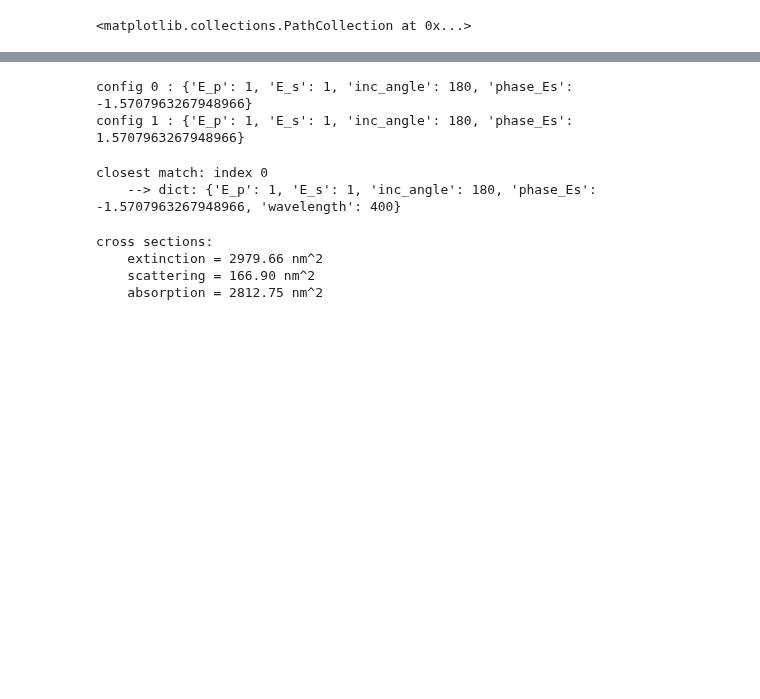
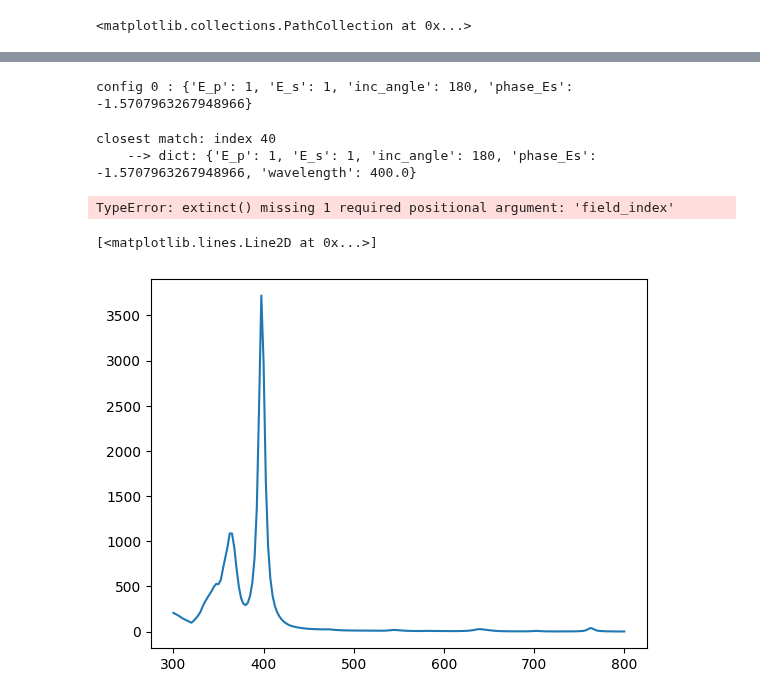
Before and after one commit to JonesRobM/CMNPs, a Jupyter notebook: 17_03_2025-CPL_GDM.ipynb, the cells around one changed output, grey strips where cells are left out. Drawn from its saved outputs; the diff is of its cells as text; code cells hidden in the pictures; blank space fills up the shorter version.

```diff
--- a/17_03_2025-CPL_GDM.ipynb
+++ b/17_03_2025-CPL_GDM.ipynb
@@ -28,8 +46,8 @@ structure initialization - automatic mesh detection: hex
 structure initialization - consistency check: 344/344 dipoles valid
 # %%
 field_generator = fields.plane_wave
-wavelengths = [400]
-kwargs = dict(inc_angle=180, E_s=1, E_p=1, phase_Es=[-np.pi/2, np.pi/2])    # LCP, RCP
+wavelengths = np.linspace(300, 800, 201)
+kwargs = dict(inc_angle=180, E_s=1, E_p=1, phase_Es=[-np.pi/2])    # LCP, RCP
 efield = fields.efield(field_generator, wavelengths=wavelengths, kwargs=kwargs)
 
 dyads = propagators.DyadsQuasistatic123(n1=1)
@@ -50,7 +84,6 @@ for i, conf in enumerate(field_kwargs):
     print("config", i, ":", conf)
 # %% [output]
 config 0 : {'E_p': 1, 'E_s': 1, 'inc_angle': 180, 'phase_Es': -1.5707963267948966}
-config 1 : {'E_p': 1, 'E_s': 1, 'inc_angle': 180, 'phase_Es': 1.5707963267948966}
 # %%
 search_dict = dict(wavelength=400)
 idx = tools.get_closest_field_index(sim, search_dict)
@@ -58,8 +91,8 @@ idx = tools.get_closest_field_index(sim, search_dict)
 print('closest match: index', idx)
 print('    --> dict:', sim.E[idx][0])
 # %% [output]
-closest match: index 0
-    --> dict: {'E_p': 1, 'E_s': 1, 'inc_angle': 180, 'phase_Es': -1.5707963267948966, 'wavelength': 400}
+closest match: index 40
+    --> dict: {'E_p': 1, 'E_s': 1, 'inc_angle': 180, 'phase_Es': -1.5707963267948966, 'wavelength': 400.0}
 # %%
 a_ext, a_scat, a_abs = linear.extinct(sim, idx)
 print("cross sections:")
@@ -67,7 +100,12 @@ print("    extinction = {:.2f} nm^2".format(float(a_ext)))
 print("    scattering = {:.2f} nm^2".format(float(a_scat)))
 print("    absorption = {:.2f} nm^2".format(float(a_abs)))
 # %% [output]
-cross sections:
-    extinction = 2979.66 nm^2
-    scattering = 166.90 nm^2
-    absorption = 2812.75 nm^2
+TypeError: extinct() missing 1 required positional argument: 'field_index'
+# %%
+wl, spec = tools.calculate_spectrum(sim, 0, linear.extinct)
+ex,sc,ab = spec.T
+# %%
+plt.plot(wl, ex, label='extinction')
+# %% [output]
+[<matplotlib.lines.Line2D at 0x...>]
+[figure, added]
```
Also changed, not shown: parts of 8 cells of this notebook, 1 other file.
